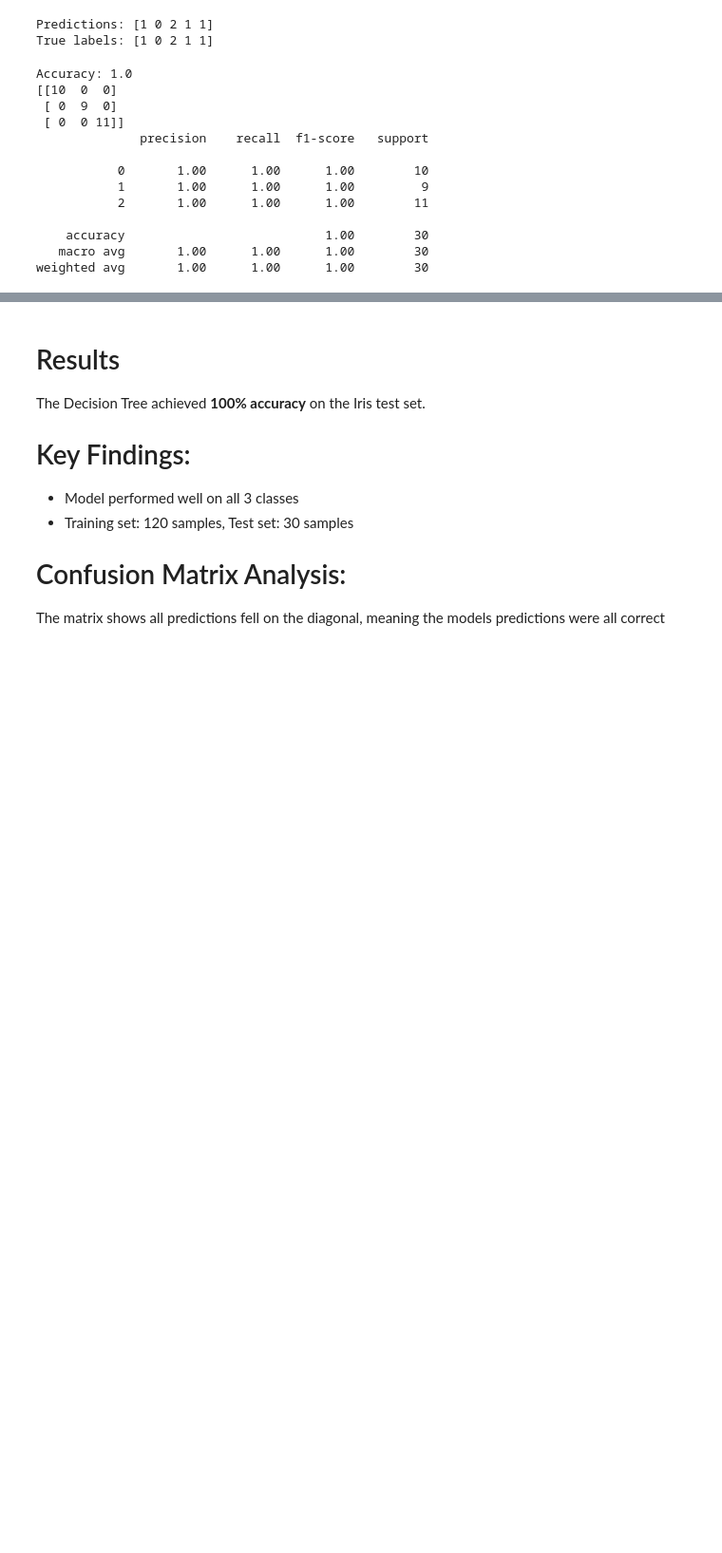
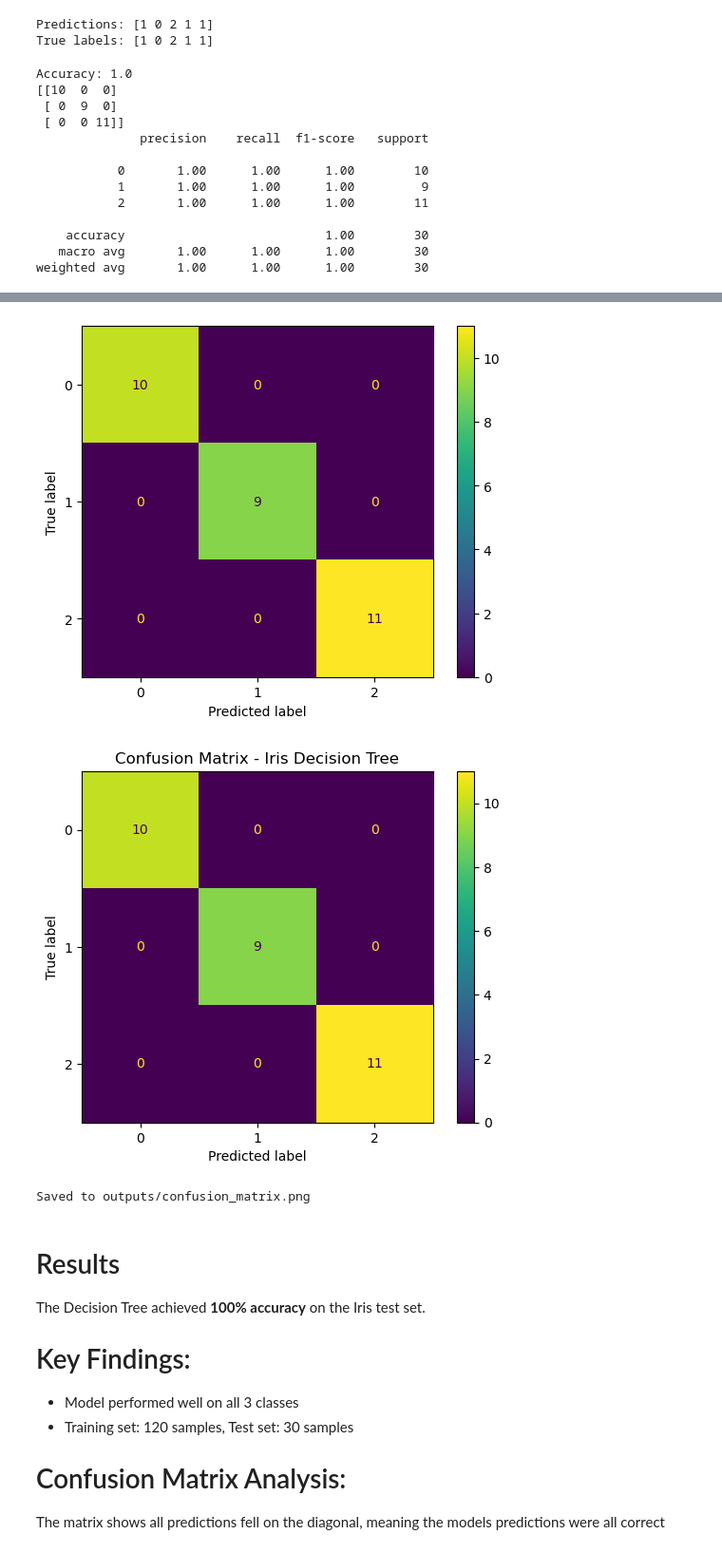
Before and after one commit to sunguyen513-dot/iris-classifier, a Jupyter notebook: notebooks/iris_model.ipynb, the cells around one changed output, grey strips where cells are left out. Shown at 95% size. Saved outputs shown, nothing was run; the diff lists cells and outputs as text; code cells hidden in the pictures; blank space fills up the shorter version.

Commit message:
Add confusion matrix and updated notebook

```diff
--- a/notebooks/iris_model.ipynb
+++ b/notebooks/iris_model.ipynb
@@ -37,33 +37,47 @@ from sklearn.metrics import accuracy_score
 accuracy = accuracy_score(y_pred, y_test)
 print("\nAccuracy:", accuracy)
 
 # Confusion Matrix
 from sklearn.metrics import confusion_matrix, ConfusionMatrixDisplay
 
 cm = confusion_matrix(y_test, y_pred)
 print(cm)
 
 disp = ConfusionMatrixDisplay(confusion_matrix=cm, display_labels=model.classes_)
 disp.plot()
 
 # Classification report
 from sklearn.metrics import (classification_report, accuracy_score, confusion_matrix)
 print(classification_report(y_test, y_pred))
+
+import matplotlib.pyplot as plt
+from sklearn.metrics import ConfusionMatrixDisplay
+
+# Plot and save confusion matrix
+disp = ConfusionMatrixDisplay.from_predictions(y_test, y_pred)
+disp.plot()
+plt.title("Confusion Matrix - Iris Decision Tree")
+plt.savefig("../outputs/confusion_matrix.png")
+plt.show()
+print("Saved to outputs/confusion_matrix.png")
 # %% [output]
 Accuracy: 1.0
 [[10  0  0]
  [ 0  9  0]
  [ 0  0 11]]
               precision    recall  f1-score   support
 
            0       1.00      1.00      1.00        10
            1       1.00      1.00      1.00         9
            2       1.00      1.00      1.00        11
 
     accuracy                           1.00        30
    macro avg       1.00      1.00      1.00        30
 weighted avg       1.00      1.00      1.00        30
 [figure]
+[figure, added]
+[figure, added]
+Saved to outputs/confusion_matrix.png
 # %% [markdown]
 # Results
 
```
Also changed, not shown: 1 other file.
